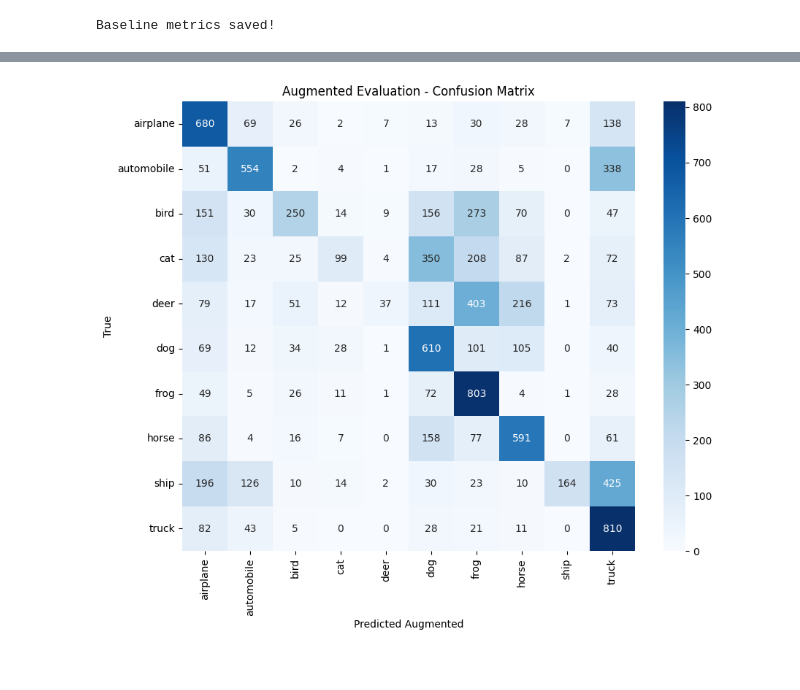
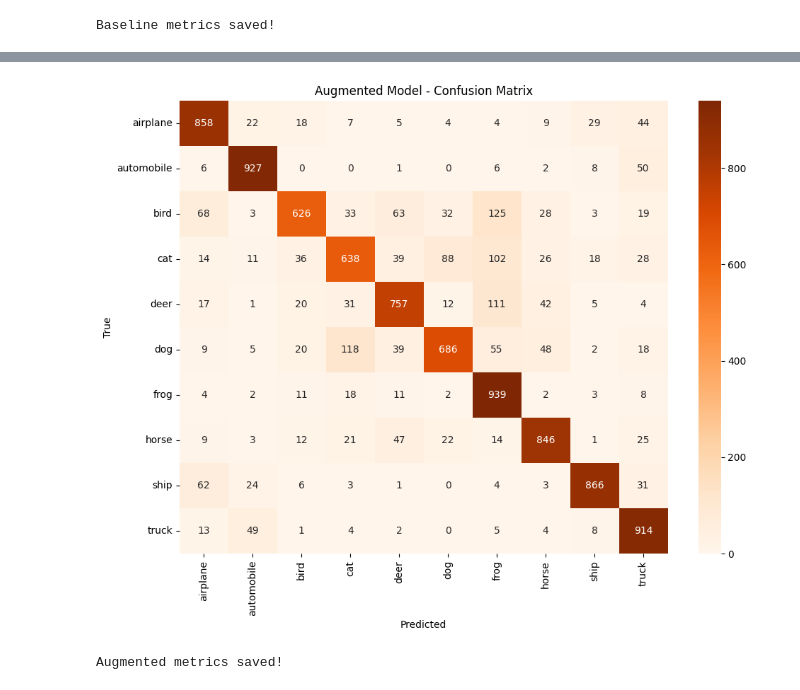
Before and after one commit to fabiogrillo/iris-classification, a Jupyter notebook: CNN_image_classifier/cnn_cifar10.ipynb, the cells around one changed output, grey strips where cells are left out. Drawn from its saved outputs; the diff is of its cells as text; code cells hidden in the pictures.

```diff
--- a/CNN_image_classifier/cnn_cifar10.ipynb
+++ b/CNN_image_classifier/cnn_cifar10.ipynb
@@ -462,12 +501,13 @@ plt.show()
 # %%
 from tensorflow.keras.layers import BatchNormalization, Activation
 
+# Data augmentation with appropriate parameters for CIFAR-10
 data_augmentation = tf.keras.Sequential([
     layers.RandomFlip('horizontal'),
-    layers.RandomRotation(0.0125),
-    layers.RandomZoom(0.0125),
-    layers.RandomTranslation(0.0125, 0.0125),
-    layers.RandomContrast(0.005)
+    layers.RandomRotation(0.1),
+    layers.RandomZoom(0.1),
+    layers.RandomTranslation(0.1, 0.1),
+    layers.RandomContrast(0.1),
 ])
 
 model_augmented = keras.Sequential([
@@ -513,7 +553,7 @@ model_augmented.compile(
     metrics=['accuracy']
 )
 
-# Fresh callbacks
+# Callbacks
 early_stopping_aug = EarlyStopping(
     monitor='val_loss',
     patience=15,
@@ -536,12 +576,12 @@ reduce_lr_aug = ReduceLROnPlateau(
     verbose=1
 )
 
-# Retrain
+# Train with NORMALIZED data (not standardized)
 history_aug = model_augmented.fit(
-    x_train, y_train,
-    epochs=200,
+    x_train_norm, y_train_norm,
+    epochs=100,
     batch_size=64,
-    validation_data=(x_val, y_val),
+    validation_data=(x_val_norm, y_val_norm),
     callbacks=[early_stopping_aug, model_checkpoint_aug, reduce_lr_aug]
 )
 # %% [output]
@@ -565,29 +605,29 @@ Restoring model weights from the end of the best epoch: 3.
 # %%
-# Evealuating Augmented model then comparing with Base model
-test_loss_aug, test_acc_aug = model_augmented.evaluate(x_test, y_test)
-print(f"Test Aumented accuracy: {test_acc_aug:.4f}")
+# Evaluating Augmented model then comparing with Base model
+test_loss_aug, test_acc_aug = model_augmented.evaluate(x_test_norm, y_test_norm)
+print(f"Test Augmented accuracy: {test_acc_aug:.4f}")
 
-predictions_aug = model_augmented.predict(x_test)
+predictions_aug = model_augmented.predict(x_test_norm)
 predicted_classes_aug = np.argmax(predictions_aug, axis=1)
-true_classes = np.argmax(y_test, axis=1)
+true_classes_aug = np.argmax(y_test_norm, axis=1)
 
 # Classification report
-print(classification_report(true_classes, predicted_classes_aug, target_names=list(classes.values())))
-
+print(classification_report(true_classes_aug, predicted_classes_aug, target_names=list(classes.values())))
 
 # Confusion Matrix
-cm = confusion_matrix(true_classes, predicted_classes_aug)
+cm_aug = confusion_matrix(true_classes_aug, predicted_classes_aug)
 plt.figure(figsize=(10,8))
-sns.heatmap(cm, annot=True, fmt='d', cmap='Blues', xticklabels=list(classes.values()), yticklabels=list(classes.values()))
-plt.xlabel('Predicted Augmented')
+sns.heatmap(cm_aug, annot=True, fmt='d', cmap='Oranges', xticklabels=list(classes.values()), yticklabels=list(classes.values()))
+plt.xlabel('Predicted')
 plt.ylabel('True')
-plt.title('Augmented Evaluation - Confusion Matrix')
+plt.title('Augmented Model - Confusion Matrix')
+plt.tight_layout()
+plt.savefig('figures/confusion_matrix_augmented.png')
+plt.show()
 
-plt.savefig('figures/confusion_matrix_augmented.png')
-
-baseline_metrics_augmented = {
-    'test_accuracy_aug': test_acc_aug,
-    'test_loss_aug': test_loss_aug,
-    'classification_report_aug': classification_report(true_classes, predicted_classes_aug, target_names=list(classes.values()), output_dict=True)
+augmented_metrics = {
+    'test_accuracy': test_acc_aug,
+    'test_loss': test_loss_aug,
+    'classification_report': classification_report(true_classes_aug, predicted_classes_aug, target_names=list(classes.values()), output_dict=True)
 }
 # %% [output]
@@ -613 +653,11 @@ weighted avg       0.54      0.46      0.41     10000
-[figure, old version]
+[figure, new version]
+# %%
+# Save augmented model metrics
+import json
+
+with open('models/augmented_metrics.json', 'w') as f:
+    json.dump(augmented_metrics, f, indent=2)
+
+print("Augmented metrics saved!")
+# %% [output]
+Augmented metrics saved!
```
Also changed, not shown: parts of 18 cells of this notebook, 9 other files.
